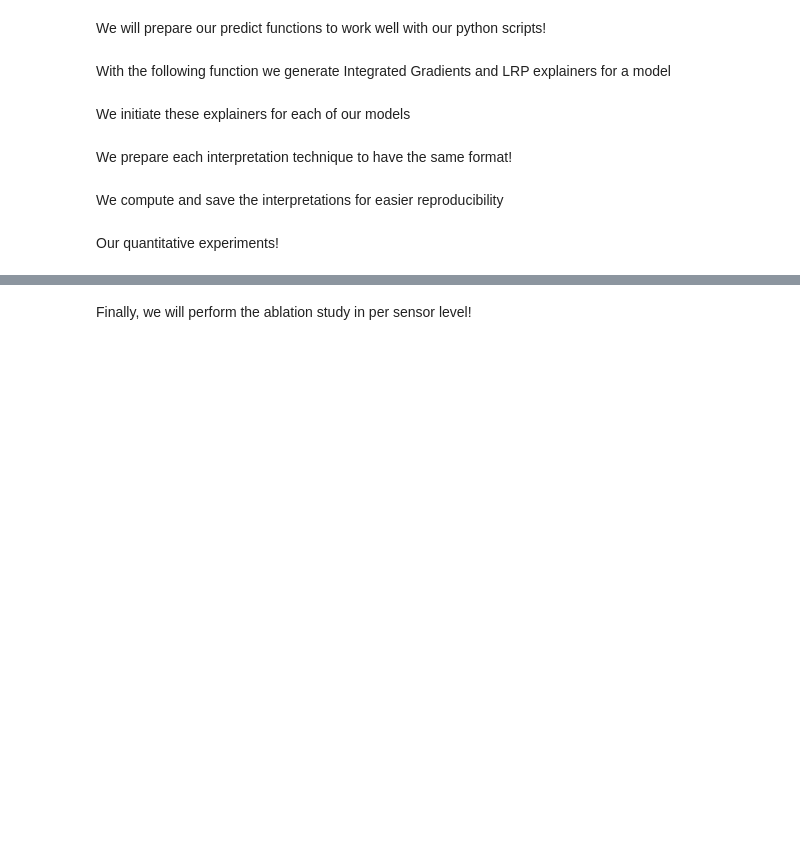
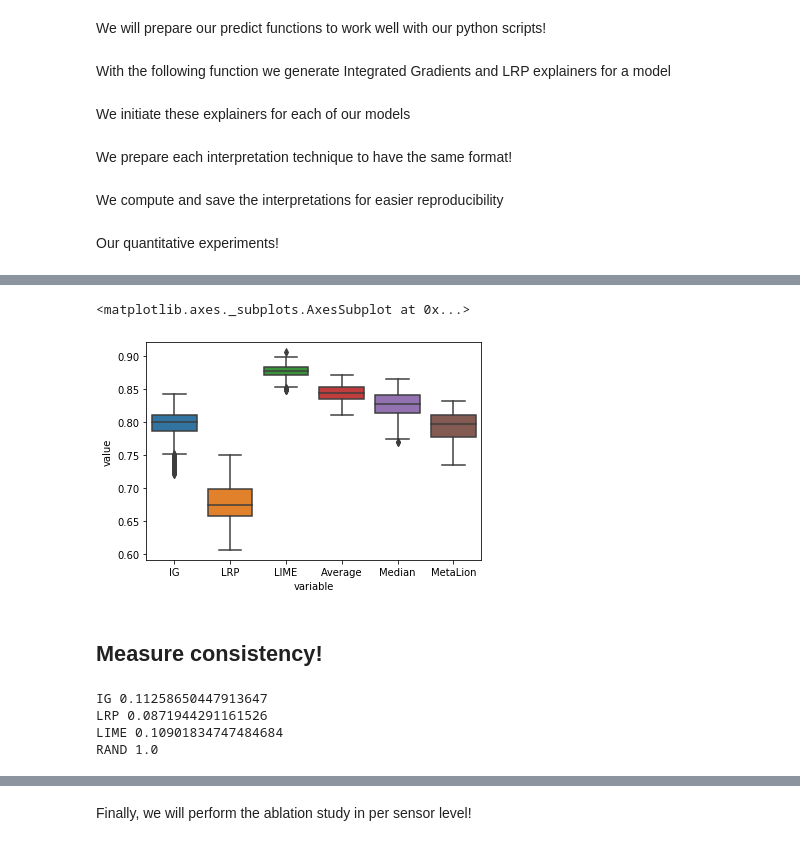
Before and after one commit to iamollas/MetaLion-Truthful-Meta-Explanations, a Jupyter notebook: experiments/quantitative/D1.TEDS.ipynb, the cells around one changed output, grey strips where cells are left out. Cells and saved outputs as stored; diff of their text form; code cells hidden in the pictures; blank space fills up the shorter version.

```diff
--- a/experiments/quantitative/D1.TEDS.ipynb
+++ b/experiments/quantitative/D1.TEDS.ipynb
@@ -335,7 +440,7 @@ for neural_name, neural_type in predict_functions.items():
                 meta_scores.append([])
                 nzw_scores.append([])
                 nzw_scores_delta.append([])
-            for j in range(len(x_test[:1000])):
+            for j in range(len(x_test)):
                 my_altruist.fis = len(fi_techniques)
                 a = my_altruist.find_untruthful(x_test[j], importance_test[j])
                 for i in range(len(importance_test[j])):
@@ -389,0 +495,37 @@ We will evaluate the interpretations on the Sensor level as well. This is
+# %%
+from tqdm import tqdm
+
+stability = {}
+for neural_name, neural_type in predict_functions.items():
+    if neural_name == 'lNN':
+        fi_techniques = [fi_lNN, fi_IG_lNN, fi_LRP_lNN, fi_lime, fi_random]
+        fi_names = ['Inherent', 'IG', 'LRP', 'LIME', 'RAND']
+    elif neural_name == 'NN':
+        fi_techniques = [fi_IG_NN, fi_LRP_NN, fi_lime, fi_random]
+        fi_names = ['IG', 'LRP', 'LIME', 'RAND']
+    else:
+        fi_techniques = [fi_IG_cNN, fi_LRP_cNN, fi_lime, fi_random]
+        fi_names = ['IG', 'LRP', 'LIME', 'RAND']
+    meta_names = ['Average', 'Median', 'RuleBased']
+
+    with open(weights_path+'D1_'+neural_name+'.txt') as json_file:
+        importances = json.load(json_file)
+    importance_test = np.array(importances['test'])
+    importance_test_temp = []
+    for i in importance_test[:1000]:
+        importance_test_temp.append(i.reshape((len(i), 50, 14)).mean(axis=1))
+    importance_test = np.array(importance_test_temp)
+
+    sensor_names = [str('F_'+str(i)) for i in range(14)]
+
+    #meta_explain = MetaExplain(importance_train, sensor_names)
+
+    model_stability = []
+    for idf,fi_name in tqdm(enumerate(fi_names)):
+        model_stability.append(gm.stability(pd.DataFrame(x_test[:1000].mean(axis=1)),
+                                            importance_test[:,idf,:] ,epsilon=3))
+    stability[neural_name] = model_stability
+
+    print(neural_name)
+    for idf, stability_score in enumerate(stability[neural_name]):
+        print(fi_names[idf], np.mean(stability_score))
@@ -389,0 +621,8 @@ We will evaluate the interpretations on the Sensor level as well. This is
+# %%
+import seaborn as sns
+lip_df = pd.DataFrame({'IG':stability['cNN'][0], 'LRP':stability['cNN'][1], 'LIME':stability['cNN'][2], # 'RAND':stability['cNN'][3],
+                        'Average':stability_meta['cNN'][0], 'Median':stability_meta['cNN'][1], 'MetaLion':stability_meta['cNN'][2]})
+sns.boxplot(x="variable", y="value", data=pd.melt(lip_df))
+# %% [output]
+<matplotlib.axes._subplots.AxesSubplot at 0x...>
+[figure, added]
@@ -389,0 +633,28 @@ We will evaluate the interpretations on the Sensor level as well. This is
+# %% [markdown]
+## Measure consistency!
+# %%
+consistency = {}
+for idf,fi_name in enumerate(['IG', 'LRP', 'LIME', 'RAND']):
+    all_importance_tests = []
+    for neural_name, neural_type in predict_functions.items():
+
+        with open(weights_path+'D1_'+neural_name+'.txt') as json_file:
+            importances = json.load(json_file)
+        importance_test_temp = []
+        importance_test = np.array(importances['test'])
+        for i in importance_test[:1000]:
+            importance_test_temp.append(i.reshape((len(i), 50, 14)).mean(axis=1))
+        importance_test = np.array(importance_test_temp)
+        if neural_name == 'lNN':
+            all_importance_tests.append(np.array(importances['test'])[:1000,1:,:])
+        else:
+            all_importance_tests.append(np.array(importances['test'][:1000]))
+        #meta_explain = MetaExplain(importance_train, feature_names)
+    all_importance_tests = np.array(all_importance_tests)
+    consistency[fi_name] = gm.consistency(all_importance_tests[:,:,idf,:])
+    print(fi_name, np.mean(consistency[fi_name]))
+# %% [output]
+IG 0.11258650447913647
+LRP 0.0871944291161526
+LIME 0.10901834747484684
+RAND 1.0
```
Also changed, not shown: parts of 27 cells of this notebook, 47 other files.
